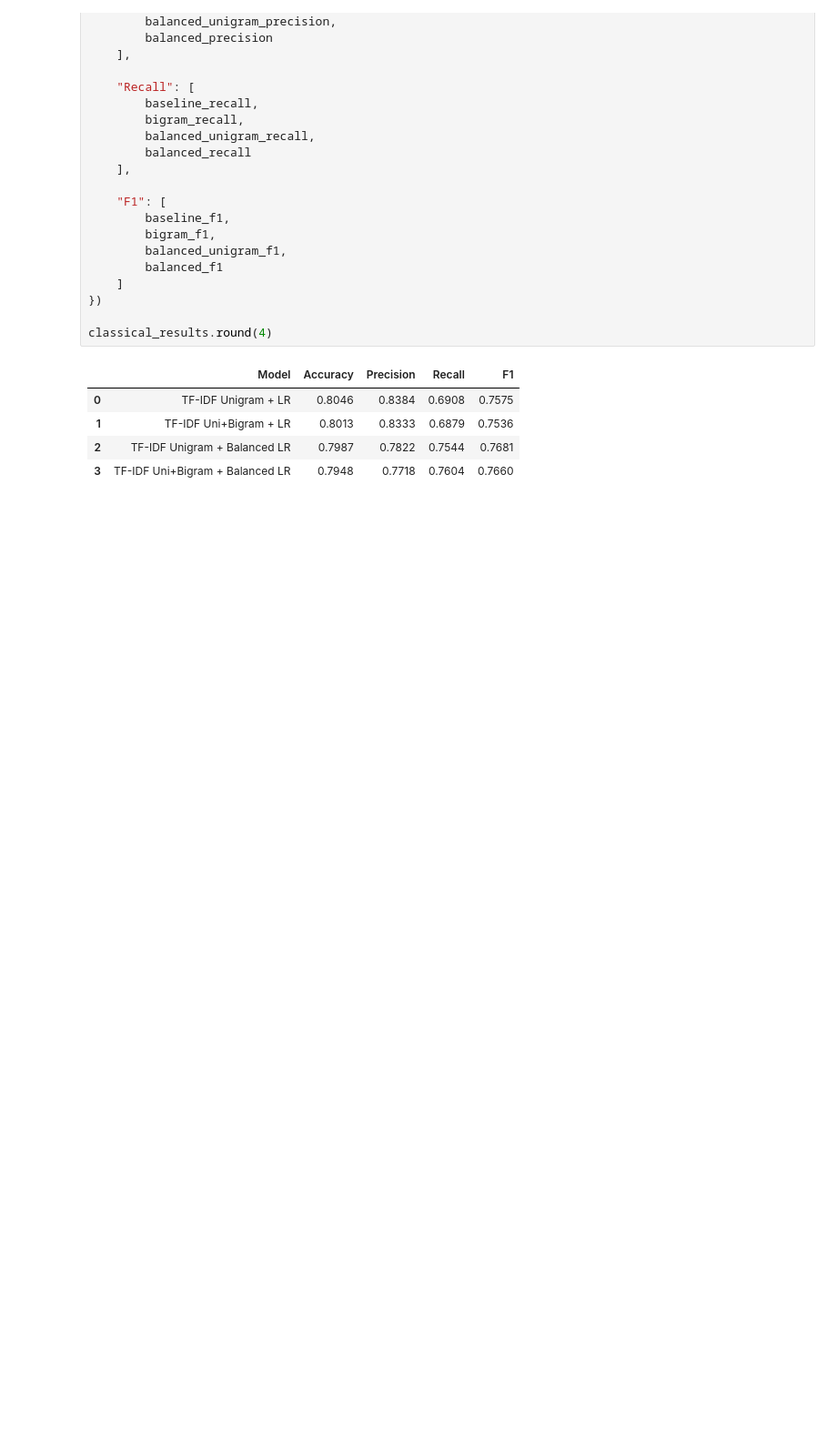
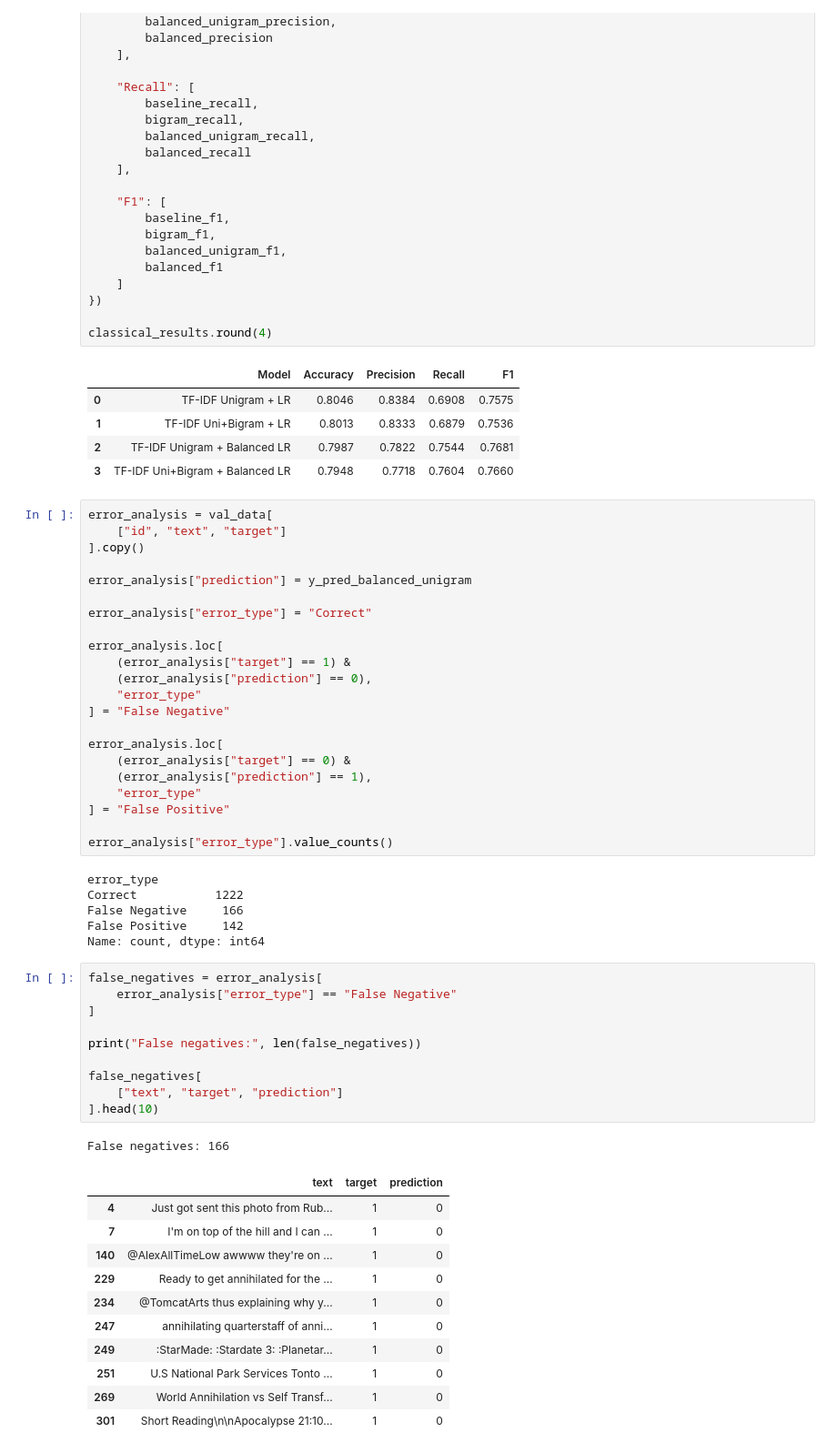
Before and after one commit to Kaviya-Balamurugan/disaster-tweets-nlp, a Jupyter notebook: notebooks/disaster_tweets_analysis.ipynb, the cells around one changed output. Shown at 91% size. Drawn from its saved outputs; the diff is of its cells as text; blank space fills up the shorter version.

```diff
--- a/notebooks/disaster_tweets_analysis.ipynb
+++ b/notebooks/disaster_tweets_analysis.ipynb
@@ -627,3 +627,54 @@ classical_results.round(4)
 | 1 | TF-IDF Uni+Bigram + LR | 0.8013 | 0.8333 | 0.6879 | 0.7536 |
 | 2 | TF-IDF Unigram + Balanced LR | 0.7987 | 0.7822 | 0.7544 | 0.7681 |
 | 3 | TF-IDF Uni+Bigram + Balanced LR | 0.7948 | 0.7718 | 0.7604 | 0.7660 |
+# %%
+error_analysis = val_data[
+    ["id", "text", "target"]
+].copy()
+
+error_analysis["prediction"] = y_pred_balanced_unigram
+
+error_analysis["error_type"] = "Correct"
+
+error_analysis.loc[
+    (error_analysis["target"] == 1) &
+    (error_analysis["prediction"] == 0),
+    "error_type"
+] = "False Negative"
+
+error_analysis.loc[
+    (error_analysis["target"] == 0) &
+    (error_analysis["prediction"] == 1),
+    "error_type"
+] = "False Positive"
+
+error_analysis["error_type"].value_counts()
+# %% [output]
+error_type
+Correct           1222
+False Negative     166
+False Positive     142
+Name: count, dtype: int64
+# %%
+false_negatives = error_analysis[
+    error_analysis["error_type"] == "False Negative"
+]
+
+print("False negatives:", len(false_negatives))
+
+false_negatives[
+    ["text", "target", "prediction"]
+].head(10)
+# %% [output]
+False negatives: 166
+|  | text | target | prediction |
+| 4 | Just got sent this photo from Rub... | 1 | 0 |
+| 7 | I'm on top of the hill and I can ... | 1 | 0 |
+| 140 | @AlexAllTimeLow awwww they're on ... | 1 | 0 |
+| 229 | Ready to get annihilated for the ... | 1 | 0 |
+| 234 | @TomcatArts thus explaining why y... | 1 | 0 |
+| 247 | annihilating quarterstaff of anni... | 1 | 0 |
+| 249 | :StarMade: :Stardate 3: :Planetar... | 1 | 0 |
+| 251 | U.S National Park Services Tonto ... | 1 | 0 |
+| 269 | World Annihilation vs Self Transf... | 1 | 0 |
+| 301 | Short Reading\n\nApocalypse 21:10... | 1 | 0 |
```
Also changed, not shown: parts of 2 cells of this notebook.
